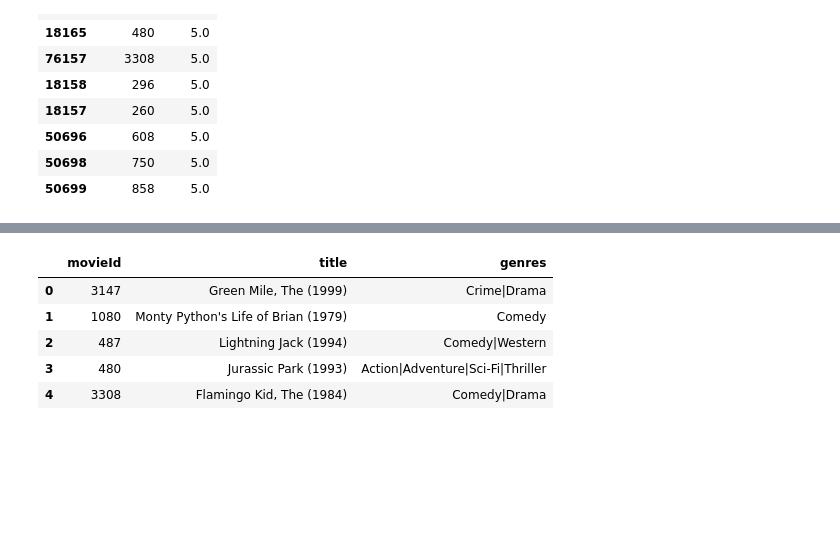
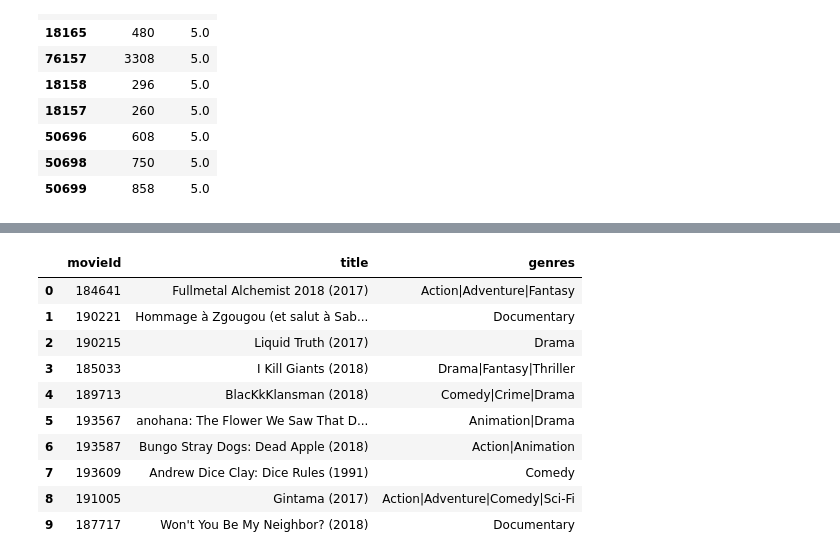
Before and after one commit to DimaRossikhin/RecSys-Books, a Jupyter notebook: rec.ipynb, the cells around one changed output, grey strips where cells are left out. Saved outputs shown, nothing was run; the diff lists cells and outputs as text; code cells hidden in the pictures; blank space fills up the shorter version.

```diff
--- a/rec.ipynb
+++ b/rec.ipynb
@@ -78,12 +107,19 @@ rating_count.sort_values('rating', ascending=False).drop_duplicates().head(10) #
 # %%
-most_rated_books = pd.DataFrame([3147, 1080, 487, 480, 3308], index=np.arange(5), columns=['movieId'])
+# формируем датасет из 10 любых фильмов в каждой группе
+
+most_rated_books = pd.DataFrame([184641, 190221, 190215, 185033, 189713, 193567, 193587, 193609, 191005, 187717], index=np.arange(10), columns=['movieId'])
 most_rated_books
 detail = pd.merge(most_rated_books, movies, on='movieId')
 detail
 # %% [output]
 |  | movieId | title | genres |
-| 0 | 3147 | Green Mile, The (1999) | Crime|Drama |
-| 1 | 1080 | Monty Python's Life of Brian (1979) | Comedy |
-| 2 | 487 | Lightning Jack (1994) | Comedy|Western |
-| 3 | 480 | Jurassic Park (1993) | Action|Adventure|Sci-Fi|Thriller |
-| 4 | 3308 | Flamingo Kid, The (1984) | Comedy|Drama |
+| 0 | 184641 | Fullmetal Alchemist 2018 (2017) | Action|Adventure|Fantasy |
+| 1 | 190221 | Hommage à Zgougou (et salut à Sab... | Documentary |
+| 2 | 190215 | Liquid Truth (2017) | Drama |
+| 3 | 185033 | I Kill Giants (2018) | Drama|Fantasy|Thriller |
+| 4 | 189713 | BlacKkKlansman (2018) | Comedy|Crime|Drama |
+| 5 | 193567 | anohana: The Flower We Saw That D... | Animation|Drama |
+| 6 | 193587 | Bungo Stray Dogs: Dead Apple (2018) | Action|Animation |
+| 7 | 193609 | Andrew Dice Clay: Dice Rules (1991) | Comedy |
+| 8 | 191005 | Gintama (2017) | Action|Adventure|Comedy|Sci-Fi |
+| 9 | 187717 | Won't You Be My Neighbor? (2018) | Documentary |
```
Also changed, not shown: parts of 24 cells of this notebook.
